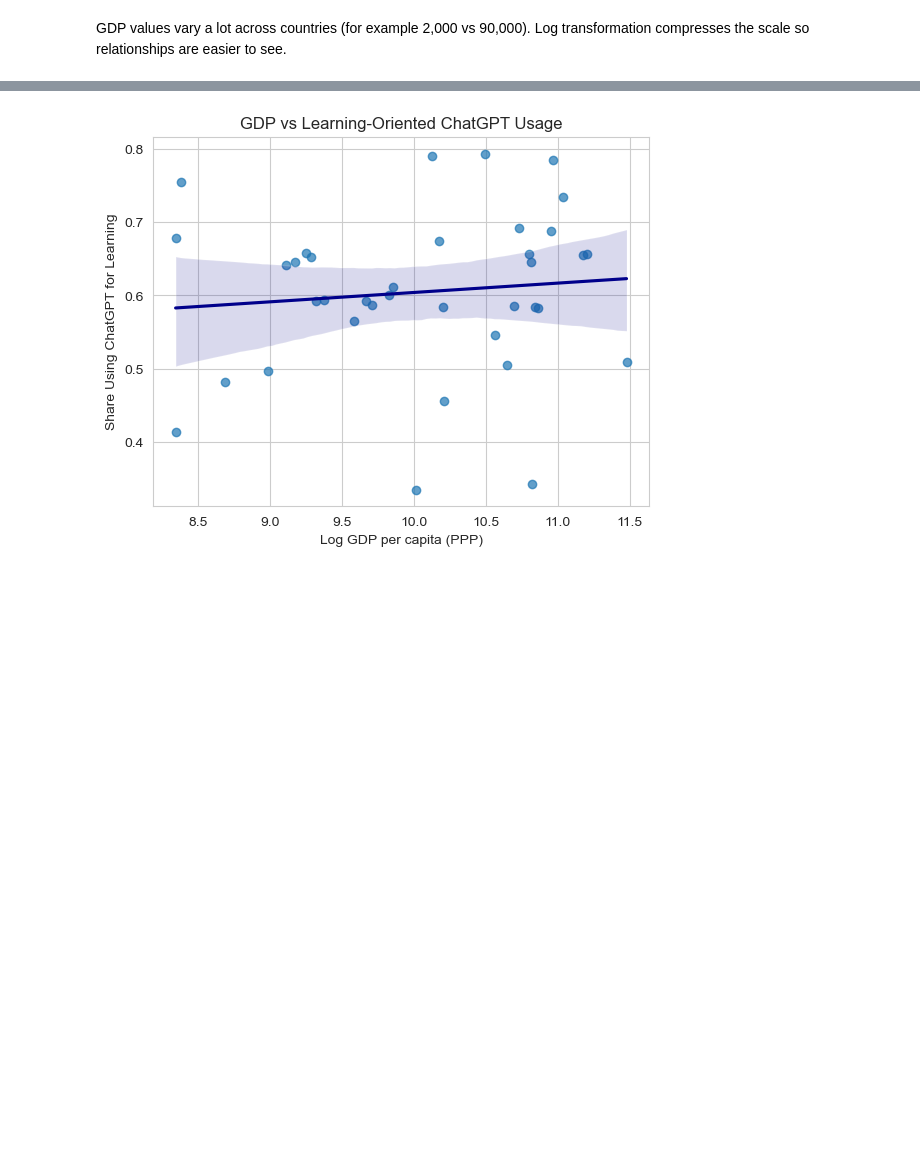
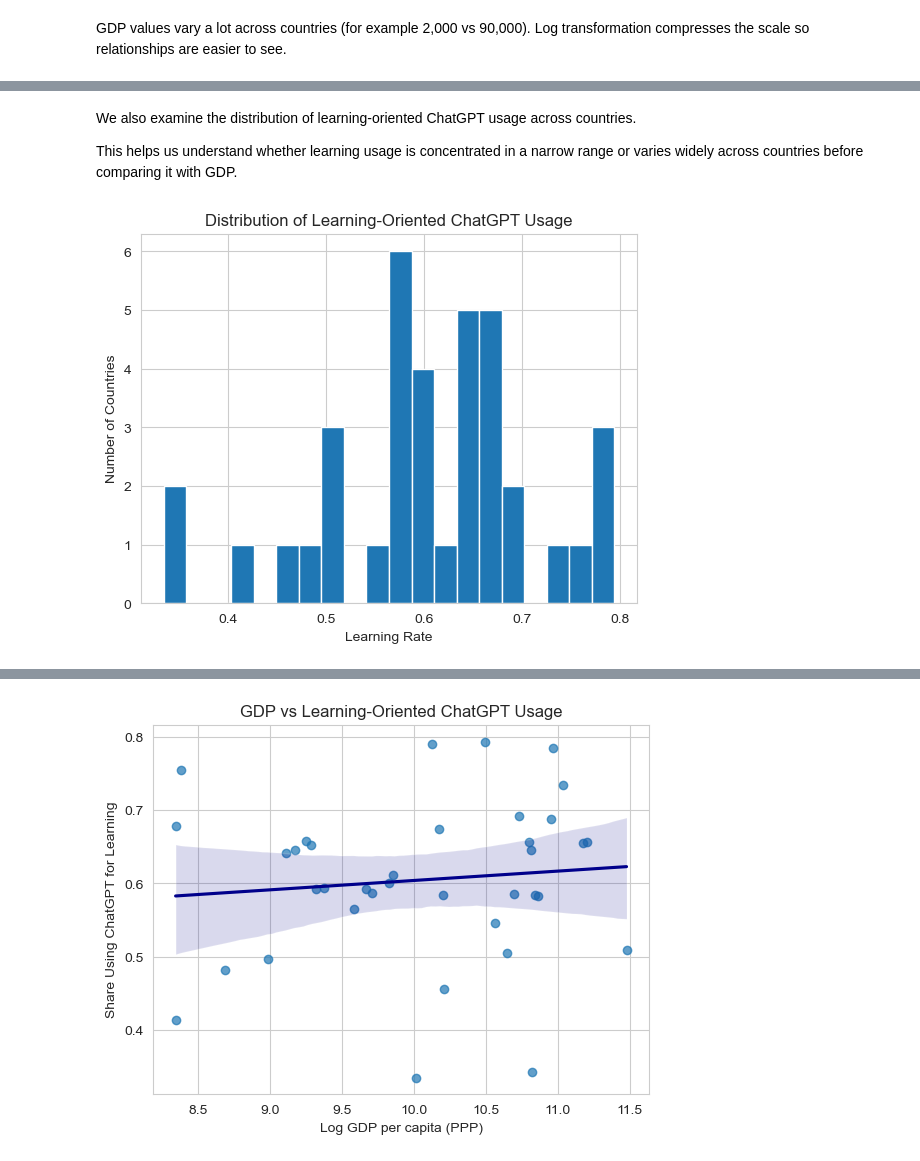
Before and after one commit to COGS108/Group123_WI26, a Jupyter notebook: 03-FinalProject.ipynb, the cells around one changed output, grey strips where cells are left out. Cells and saved outputs as stored; diff of their text form; code cells hidden in the pictures; blank space fills up the shorter version.

```diff
--- a/03-FinalProject.ipynb
+++ b/03-FinalProject.ipynb
@@ -1471,3 +1522,15 @@ Log transformation compresses the scale so relationships are easier to see.
 # %%
 # Create log GDP
 orientation_country['log_gdp'] = np.log(orientation_country['gdp'])
+# %% [markdown]
+We also examine the distribution of learning-oriented ChatGPT usage across countries.
+
+This helps us understand whether learning usage is concentrated in a narrow range or varies widely across countries before comparing it with GDP.
+# %%
+plt.hist(orientation_country["learning_rate"], bins=20)
+plt.xlabel("Learning Rate")
+plt.ylabel("Number of Countries")
+plt.title("Distribution of Learning-Oriented ChatGPT Usage")
+plt.show()
+# %% [output]
+[figure, added]
```
Also changed, not shown: parts of 10 cells of this notebook.
